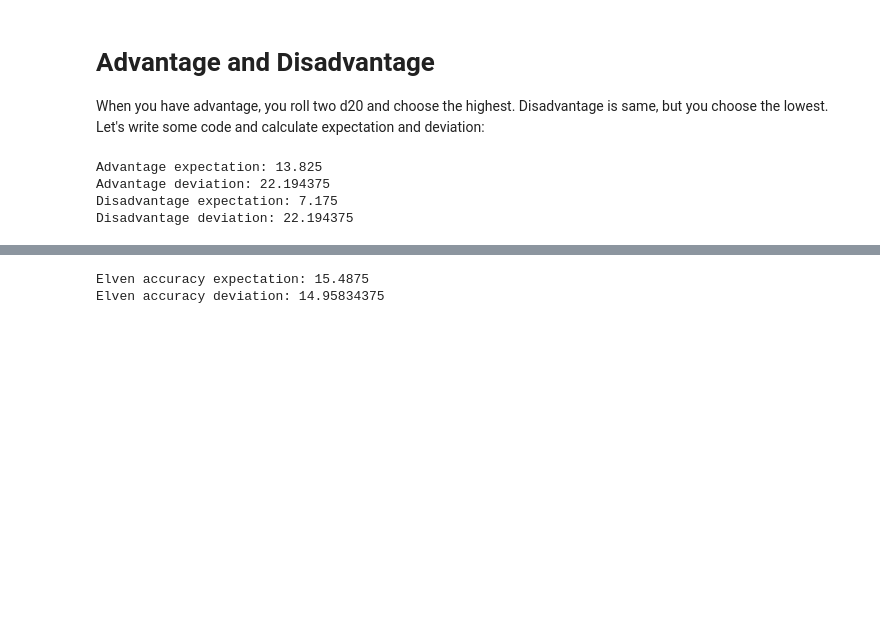
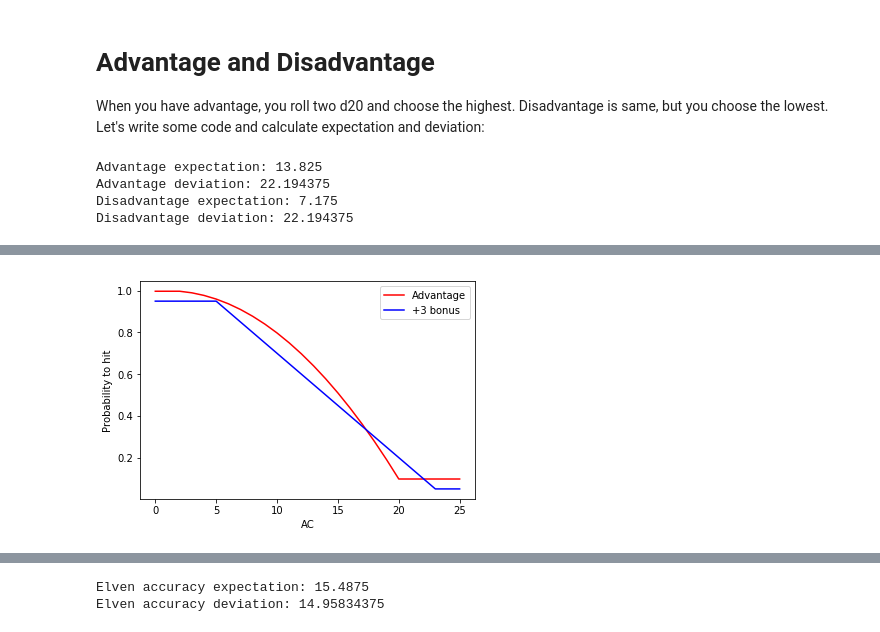
Before and after one commit to Covariance/DnD-math-basics, a Jupyter notebook: Advantage.ipynb, the cells around one changed output, grey strips where cells are left out. Drawn from its saved outputs; the diff is of its cells as text; code cells hidden in the pictures; blank space fills up the shorter version.

```diff
--- a/Advantage.ipynb
+++ b/Advantage.ipynb
@@ -34,0 +121,27 @@ As it can be seen, advantage adds $3.325$ to the mean and disadvantage subtracts
+# %%
+def hits(AC, roll, bonus):
+    return (roll + bonus >= AC and roll != 1) or roll == 20
+
+adv_ac_hits = []
+bn3_ac_hits = []
+
+for AC in range(26):
+    adv_cnt = 0.
+    bn3_cnt = 0.
+    for out in advantage_outcomes:
+        if hits(AC, out, 0):
+            adv_cnt += 1
+    for out in range(1, 21):
+        if hits(AC, out, 3):
+            bn3_cnt += 1
+    adv_ac_hits.append(adv_cnt / len(advantage_outcomes))
+    bn3_ac_hits.append(bn3_cnt / 20)
+
+plt.plot(adv_ac_hits, 'r', label='Advantage')
+plt.plot(bn3_ac_hits, 'b', label='+3 bonus')
+plt.ylabel("Probability to hit")
+plt.xlabel("AC")
+plt.legend()
+plt.show()
+# %% [output]
+[figure, added]
```
Also changed, not shown: parts of 23 cells of this notebook.
